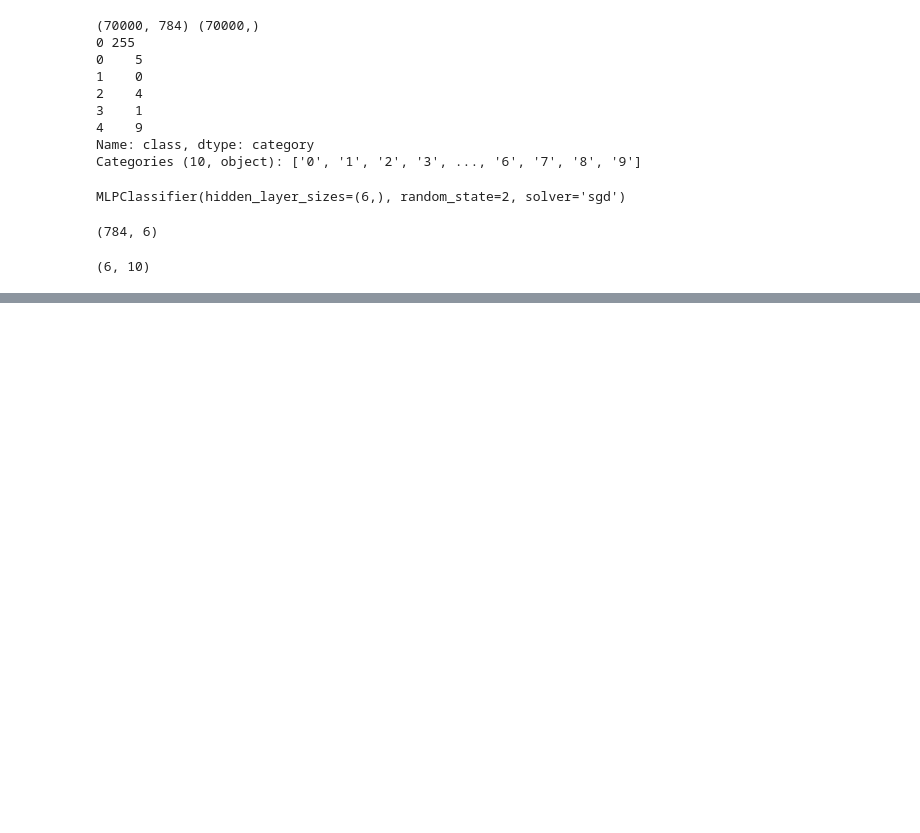
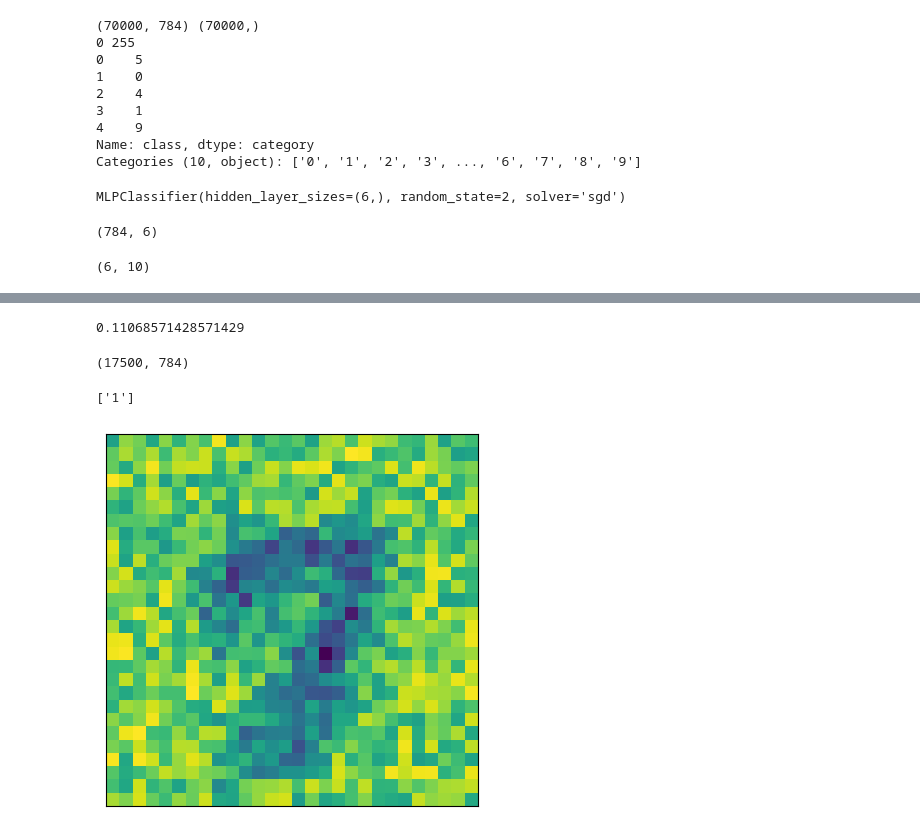
Before and after one commit to cameron-io/Playground, a Jupyter notebook: machine_learning/models/neural_network/open_ml_mnist.ipynb, the cells around one changed output, grey strips where cells are left out. Saved outputs shown, nothing was run; the diff lists cells and outputs as text; code cells hidden in the pictures; blank space fills up the shorter version.

```diff
--- a/machine_learning/models/neural_network/open_ml_mnist.ipynb
+++ b/machine_learning/models/neural_network/open_ml_mnist.ipynb
@@ -58,0 +61,24 @@ plt.show()
+# %%
+from sklearn.model_selection import train_test_split
+
+X_train, X_test, y_train, y_test = train_test_split(X, y, random_state=2)
+
+mlp.score(X_test, y_test)
+# %% [output]
+0.11068571428571429
+# %%
+X_test.shape
+# %% [output]
+(17500, 784)
+# %%
+# Test Individually
+x = mlp.coefs_[0][:, 1]
+print(mlp.predict([x]))
+
+plt.matshow(x.reshape(28, 28))
+plt.xticks(())
+plt.yticks(())
+plt.show()
+# %% [output]
+['1']
+[figure, added]
```
Also changed, not shown: parts of 2 cells of this notebook.
